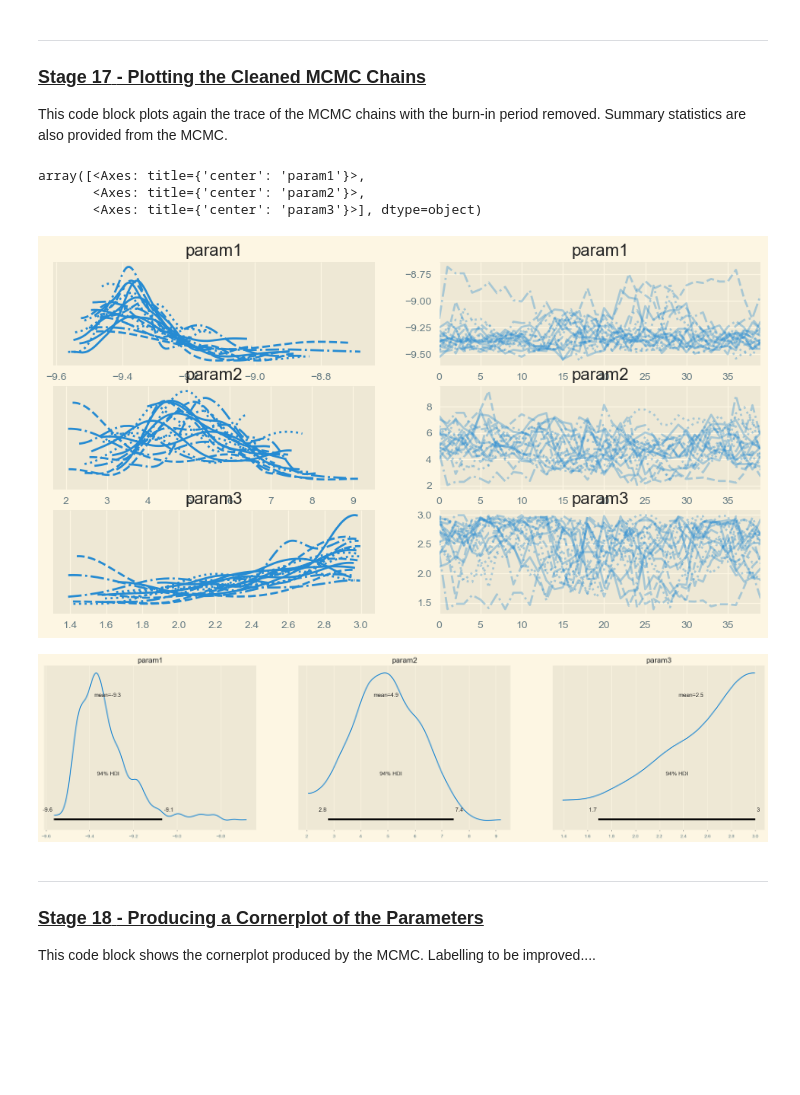
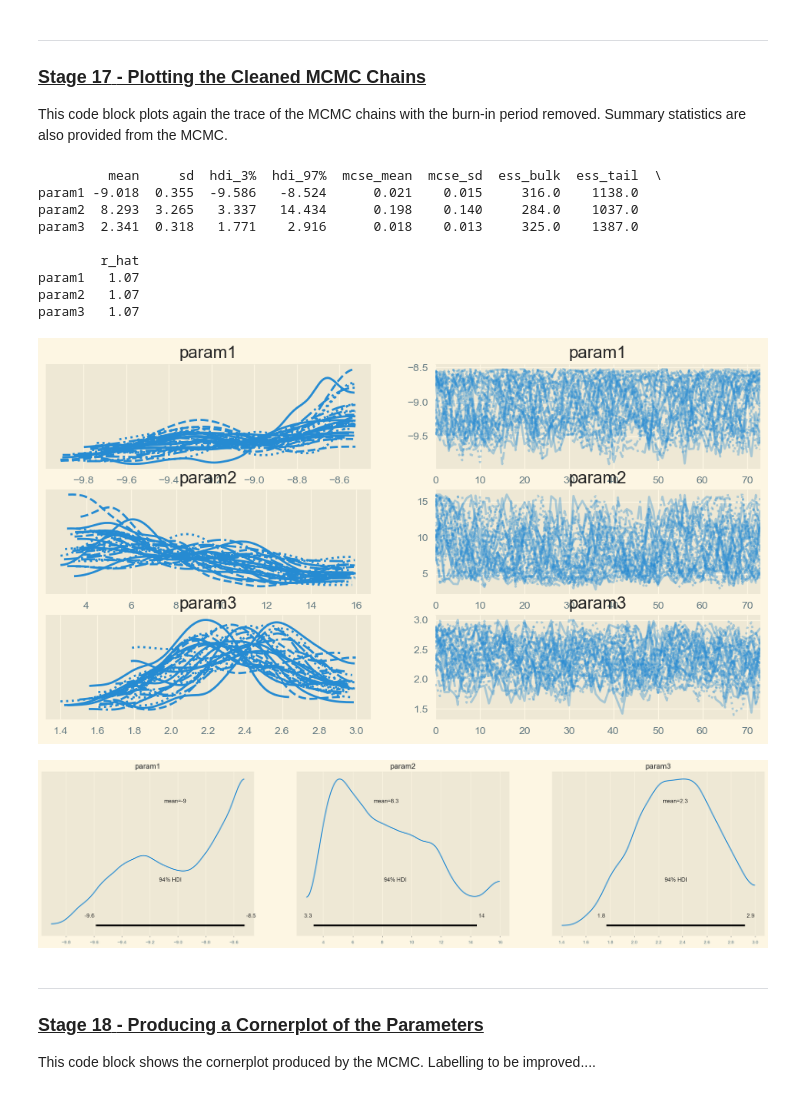
Before and after one commit to AustenWallis/Speculate, a Jupyter notebook: Speculate Cookbook Guide.ipynb, the cells around one changed output. Cells and saved outputs as stored; diff of their text form; code cells hidden in the pictures; blank space fills up the shorter version.

```diff
--- a/Speculate Cookbook Guide.ipynb
+++ b/Speculate Cookbook Guide.ipynb
@@ -153,7 +157,7 @@ grid_file_name = 'Grid_full'  # Builds fast, file save unnessary.
 kgrid = 0                     # Turn on if planning to use kgrid
 shortspec = 1                 # Turn on if planning to use shortspec_cv_grid
 
-n_components = 4              # Alter the number of PCA components used.
+n_components = 8              # Alter the number of PCA components used.
 # Integer for no. of components or decimal (0.0-1.0) for 0%-100% accuracy.
 # -----------------------------------------------------------------------------|
 
@@ -164,26 +168,30 @@ model_parameters_str = ''.join(str(i) for i in model_parameters)
 
 # Selecting the specified grid interface
 if kgrid == 1:
-    grid = KWDGridInterface(
-        path='kgrid/sscyg_kgrid090311.210901/',
-        wl_range=wl_range,
-        model_parameters=model_parameters)
     # Change inclination with usecols[1]
     usecols = (1, 8) # Wavelength, Inclination 8-14 --> 40-70 degrees
     skiprows = 2  # Start of data within file
+    grid = KWDGridInterface(
+        path='kgrid/sscyg_kgrid090311.210901/',
+        usecols=usecols,
+        skiprows=skiprows,
+        wl_range=wl_range,
+        model_parameters=model_parameters)
     inclination = usecols[1] * 5
     emu_file_name = f'Kgrid_emu_{scale}_{usecols[1]*5}inc_{wl_range[0]}-{wl_range[1]}AA_{n_components}comp_{model_parameters_str}'
 
 if shortspec == 1:
+    # Change inclination with usecols[1]
+    usecols = (1, 21) # Wavelength, Inclination 10-21 --> 30-85 degrees
+    skiprows = 81  # Starting point of data within file
     grid = ShortSpecGridInterface(
         path='short_spec_cv_grid/',
+        usecols=usecols,
+        skiprows=skiprows,
         wl_range=wl_range,
         model_parameters=model_parameters,
         scale=scale
         )
-    # Change inclination with usecols[1]
-    usecols = (1, 16) # Wavelength, Inclination 10-21 --> 30-85 degrees
-    skiprows = 81  # Starting point of data within file
     inclination = (usecols[1]-4) * 5
     emu_file_name = f'SSpec_emu_{scale}_{(usecols[1]-4) * 5}inc_{wl_range[0]}-{wl_range[1]}AA_{n_components}comp_{model_parameters_str}'
 
@@ -714,7 +721,7 @@ model = SpectrumModel(
     f'Grid-Emulator_Files/{emu_file_name}.hdf5',
     data,
     # [list, of , grid , points]emu.grid_points[119] [-8.95, 10.26, 1.82]
-    grid_params=list(emu.grid_points[80]),
+    grid_params=list(emu.grid_points[60]),
     Av=0,
     global_cov=dict(log_amp=log_amp, log_ls=log_ls)
 )
@@ -892,14 +899,13 @@ The gaussian ball.... to be continued.
 # %%
 # Stage 13) Set walkers initial positions/dimensionality and mcmc parameters
 
-os.environ["OMP_NUM_THREADS"] = "1"
-mp.set_start_method('fork', force=True)
+#TODO : Everything onwards need to be improved
 
 # ----- Inputs here ------|
 ncpu = cpu_count() - 2      # Pool CPU's used.
-nwalkers = 3 * ncpu         # Number of walkers in the MCMC.
+nwalkers = 5 * ncpu         # Number of walkers in the MCMC.
 # Maximum iterations of the MCMC if convergence is not reached.
-max_n = 400
+max_n = 4000
 extra_steps = int(max_n / 10)  # Extra MCMC steps
 # ------------------------|
 
@@ -1036,19 +1037,25 @@ This code block plots again the trace of the MCMC chains with the burn-in period
 # %%
 # Stage 17) Chain trace and summary
 
 # Plotting the mcmc chains without the burn-in section,
 # summarise our mcmc run's parameters and analysis,
 # plot our posteriors of each paramater,
 # produce a corner plot of our parameters.
-az.plot_trace(burn_data)
-az.summary(burn_data, round_to=None)
-az.plot_posterior(burn_data, [i for i in model.labels])
+burnt_walker_plot = az.plot_trace(burn_data)
+print(az.summary(burn_data, round_to=None))
+burnt_posteriors = az.plot_posterior(burn_data, [i for i in model.labels])
 # %% [output]
-array([<Axes: title={'center': 'param1'}>,
-       <Axes: title={'center': 'param2'}>,
-       <Axes: title={'center': 'param3'}>], dtype=object)
+         mean     sd  hdi_3%  hdi_97%  mcse_mean  mcse_sd  ess_bulk  ess_tail  \
+param1 -9.018  0.355  -9.586   -8.524      0.021    0.015     316.0    1138.0
+param2  8.293  3.265   3.337   14.434      0.198    0.140     284.0    1037.0
+param3  2.341  0.318   1.771    2.916      0.018    0.013     325.0    1387.0
+
+        r_hat
+param1   1.07
+param2   1.07
+param3   1.07
-[figure, old version]
+[figure, new version]
-[figure, old version]
+[figure, new version]
 # %% [markdown]
 ----
 ### <u>**Stage 18** - Producing a Cornerplot of the Parameters</u>
```
Also changed, not shown: parts of 17 cells of this notebook, 2 other files.
